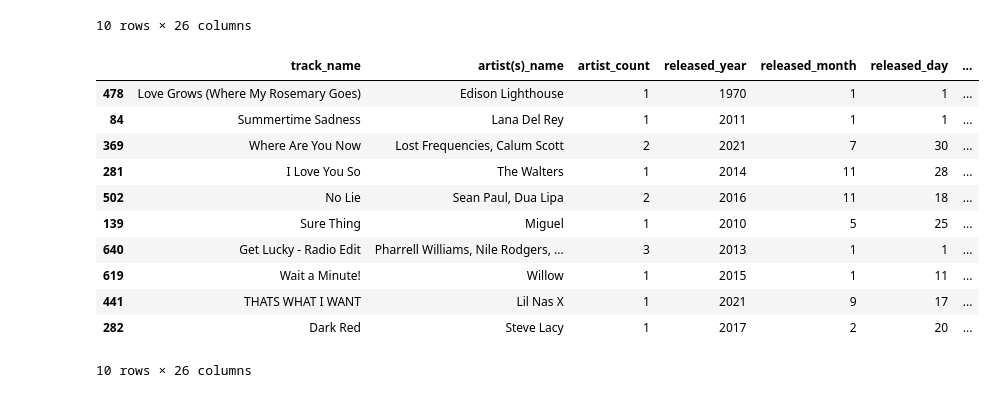
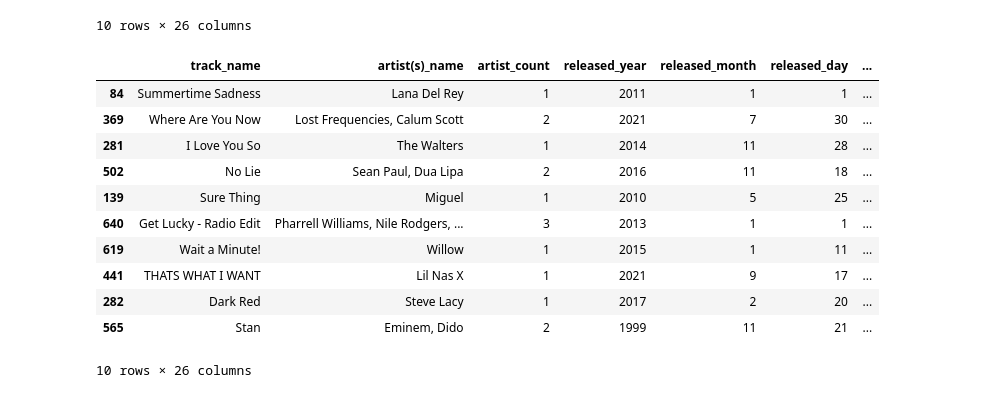
Before and after one commit to alaa-aleryani/Project_1, a Jupyter notebook: music.ipynb, the cells around one changed output. Cells and saved outputs as stored; diff of their text form; code cells hidden in the pictures.

```diff
--- a/music.ipynb
+++ b/music.ipynb
@@ -190,6 +187,6 @@ music_df.head(20)
 # %%
 #read the saved data:
-music_df.to_csv("all_data_genre.csv", encoding = "Latin-1", index=False, header=True)
+music_df=pd.read_csv("all_data_genre.csv", encoding = "Latin-1")
 music_df.head()
 # %% [output]
 |  | track_name | artist(s)_name | artist_count | released_year | released_month | released_day | ... |
@@ -238,11 +235,11 @@ music_22_df.head(10)
 # %%
 #all songs before 2022:
 music_prior_df = music_df[music_df['released_year'] < 2022]
 music_prior_df = music_prior_df.sort_values(by="streams", ascending=False)
+music_prior_df = music_prior_df.loc[music_prior_df["track_name"]!= "Love Grows (Where My Rosemary Goes)"]
 music_prior_df.head(10)
 # %% [output]
 |  | track_name | artist(s)_name | artist_count | released_year | released_month | released_day | ... |
-| 478 | Love Grows (Where My Rosemary Goes) | Edison Lighthouse | 1 | 1970 | 1 | 1 | ... |
 | 84 | Summertime Sadness | Lana Del Rey | 1 | 2011 | 1 | 1 | ... |
 | 369 | Where Are You Now | Lost Frequencies, Calum Scott | 2 | 2021 | 7 | 30 | ... |
 | 281 | I Love You So | The Walters | 1 | 2014 | 11 | 28 | ... |
@@ -252,4 +249,5 @@ music_prior_df.head(10)
 | 619 | Wait a Minute! | Willow | 1 | 2015 | 1 | 11 | ... |
 | 441 | THATS WHAT I WANT | Lil Nas X | 1 | 2021 | 9 | 17 | ... |
 | 282 | Dark Red | Steve Lacy | 1 | 2017 | 2 | 20 | ... |
+| 565 | Stan | Eminem, Dido | 2 | 1999 | 11 | 21 | ... |
 10 rows × 26 columns
```
Also changed, not shown: parts of 2 cells of this notebook.
